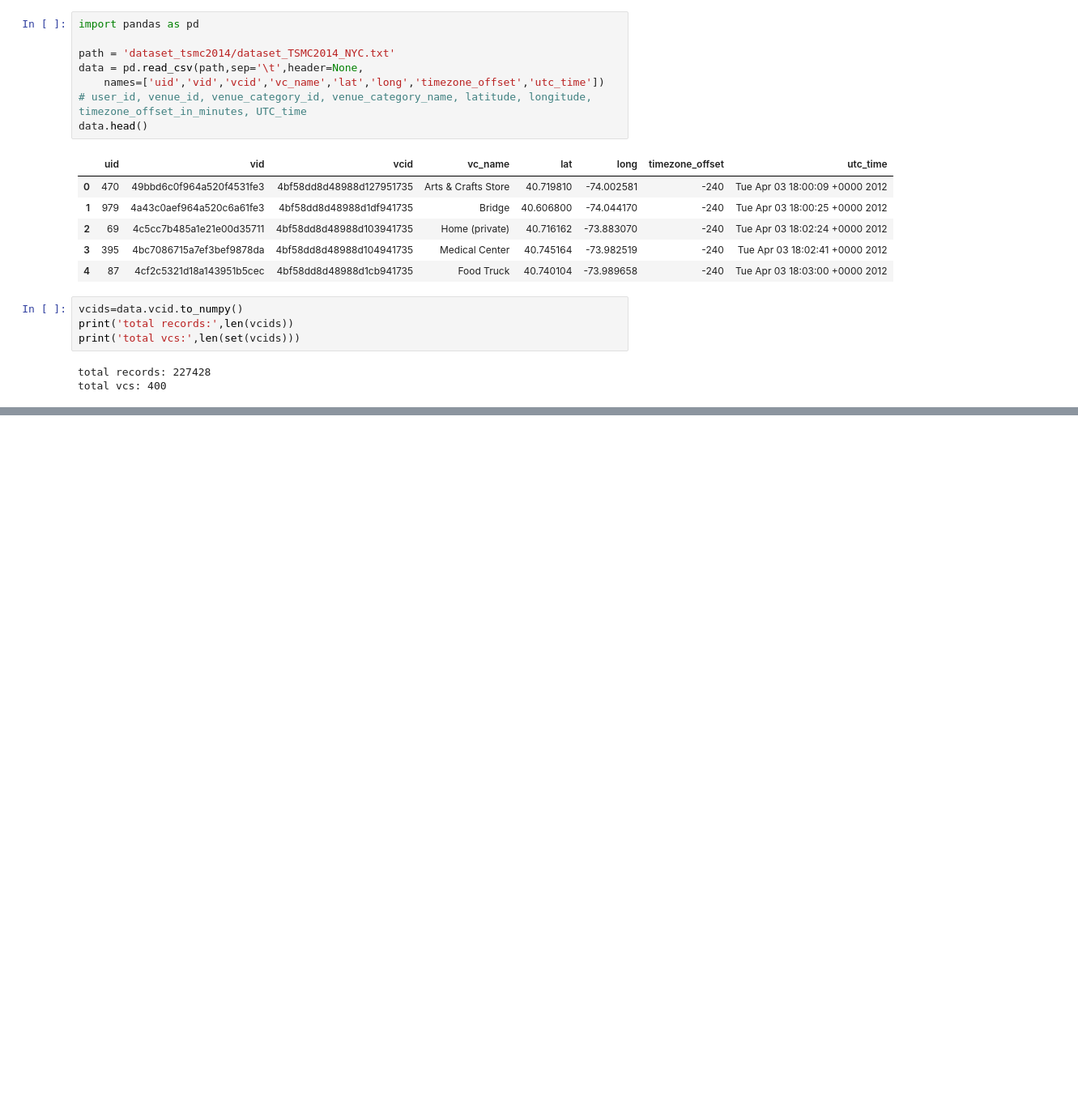
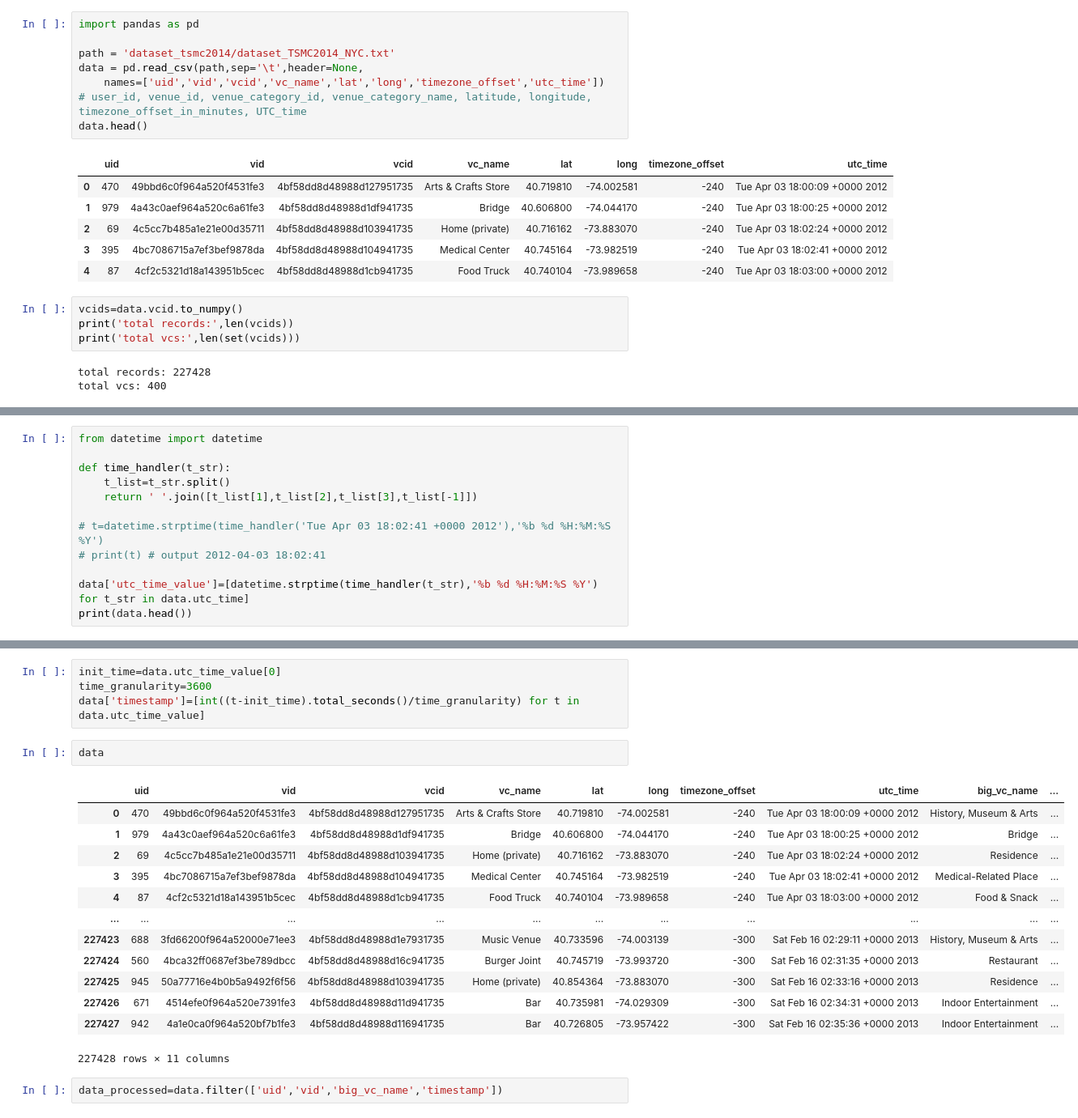
Before and after one commit to SU-Hongs/UROP_mining, a Jupyter notebook: FourSquare/preprocess.ipynb, the cells around one changed output, grey strips where cells are left out. Shown: that part at 81% size. Drawn from its saved outputs; the diff is of its cells as text; blank space fills up the shorter version.

Commit message:
add processed dataset

```diff
--- a/FourSquare/preprocess.ipynb
+++ b/FourSquare/preprocess.ipynb
@@ -94,0 +104,12 @@ total big_vc_names: 70
+# %%
+from datetime import datetime
+
+def time_handler(t_str):
+    t_list=t_str.split()
+    return ' '.join([t_list[1],t_list[2],t_list[3],t_list[-1]])
+
+# t=datetime.strptime(time_handler('Tue Apr 03 18:02:41 +0000 2012'),'%b %d %H:%M:%S %Y')
+# print(t) # output 2012-04-03 18:02:41
+
+data['utc_time_value']=[datetime.strptime(time_handler(t_str),'%b %d %H:%M:%S %Y') for t_str in data.utc_time]
+print(data.head())
@@ -94,0 +177,22 @@ total big_vc_names: 70
+# %%
+init_time=data.utc_time_value[0]
+time_granularity=3600
+data['timestamp']=[int((t-init_time).total_seconds()/time_granularity) for t in data.utc_time_value]
+# %%
+data
+# %% [output]
+|  | uid | vid | vcid | vc_name | lat | long | timezone_offset | utc_time | big_vc_name | ... |
+| 0 | 470 | 49bbd6c0f964a520f4531fe3 | 4bf58dd8d48988d127951735 | Arts & Crafts Store | 40.719810 | -74.002581 | -240 | Tue Apr 03 18:00:09 +0000 2012 | History, Museum & Arts | ... |
+| 1 | 979 | 4a43c0aef964a520c6a61fe3 | 4bf58dd8d48988d1df941735 | Bridge | 40.606800 | -74.044170 | -240 | Tue Apr 03 18:00:25 +0000 2012 | Bridge | ... |
+| 2 | 69 | 4c5cc7b485a1e21e00d35711 | 4bf58dd8d48988d103941735 | Home (private) | 40.716162 | -73.883070 | -240 | Tue Apr 03 18:02:24 +0000 2012 | Residence | ... |
+| 3 | 395 | 4bc7086715a7ef3bef9878da | 4bf58dd8d48988d104941735 | Medical Center | 40.745164 | -73.982519 | -240 | Tue Apr 03 18:02:41 +0000 2012 | Medical-Related Place | ... |
+| 4 | 87 | 4cf2c5321d18a143951b5cec | 4bf58dd8d48988d1cb941735 | Food Truck | 40.740104 | -73.989658 | -240 | Tue Apr 03 18:03:00 +0000 2012 | Food & Snack | ... |
+| ... | ... | ... | ... | ... | ... | ... | ... | ... | ... | ... |
+| 227423 | 688 | 3fd66200f964a52000e71ee3 | 4bf58dd8d48988d1e7931735 | Music Venue | 40.733596 | -74.003139 | -300 | Sat Feb 16 02:29:11 +0000 2013 | History, Museum & Arts | ... |
+| 227424 | 560 | 4bca32ff0687ef3be789dbcc | 4bf58dd8d48988d16c941735 | Burger Joint | 40.745719 | -73.993720 | -300 | Sat Feb 16 02:31:35 +0000 2013 | Restaurant | ... |
+| 227425 | 945 | 50a77716e4b0b5a9492f6f56 | 4bf58dd8d48988d103941735 | Home (private) | 40.854364 | -73.883070 | -300 | Sat Feb 16 02:33:16 +0000 2013 | Residence | ... |
+| 227426 | 671 | 4514efe0f964a520e7391fe3 | 4bf58dd8d48988d11d941735 | Bar | 40.735981 | -74.029309 | -300 | Sat Feb 16 02:34:31 +0000 2013 | Indoor Entertainment | ... |
+| 227427 | 942 | 4a1e0ca0f964a520bf7b1fe3 | 4bf58dd8d48988d116941735 | Bar | 40.726805 | -73.957422 | -300 | Sat Feb 16 02:35:36 +0000 2013 | Indoor Entertainment | ... |
+227428 rows × 11 columns
+# %%
+data_processed=data.filter(['uid','vid','big_vc_name','timestamp'])
```
Also changed, not shown: parts of 10 cells of this notebook, 2 other files.
